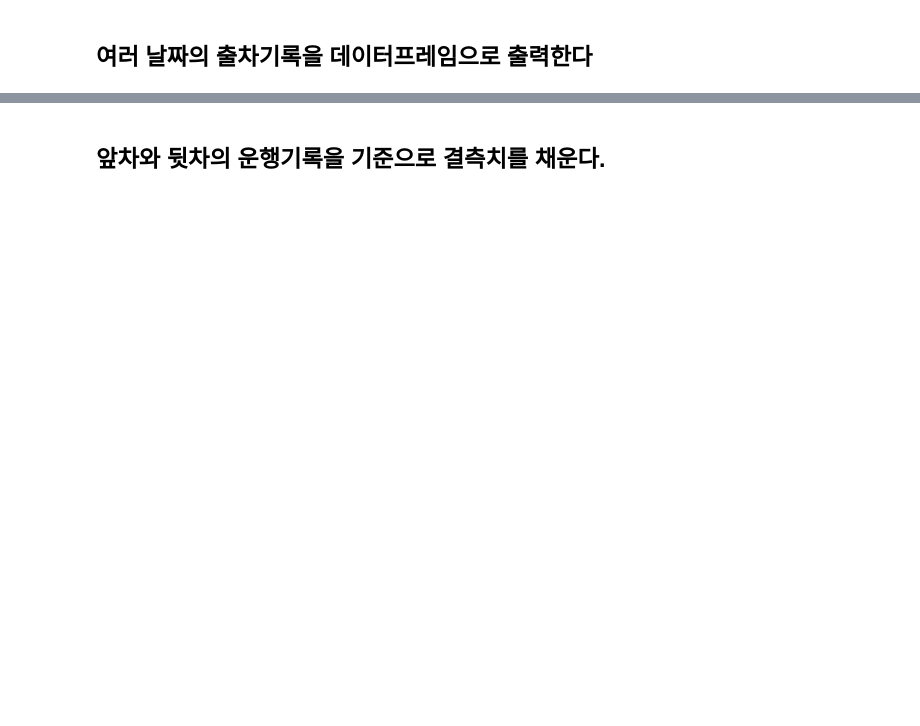
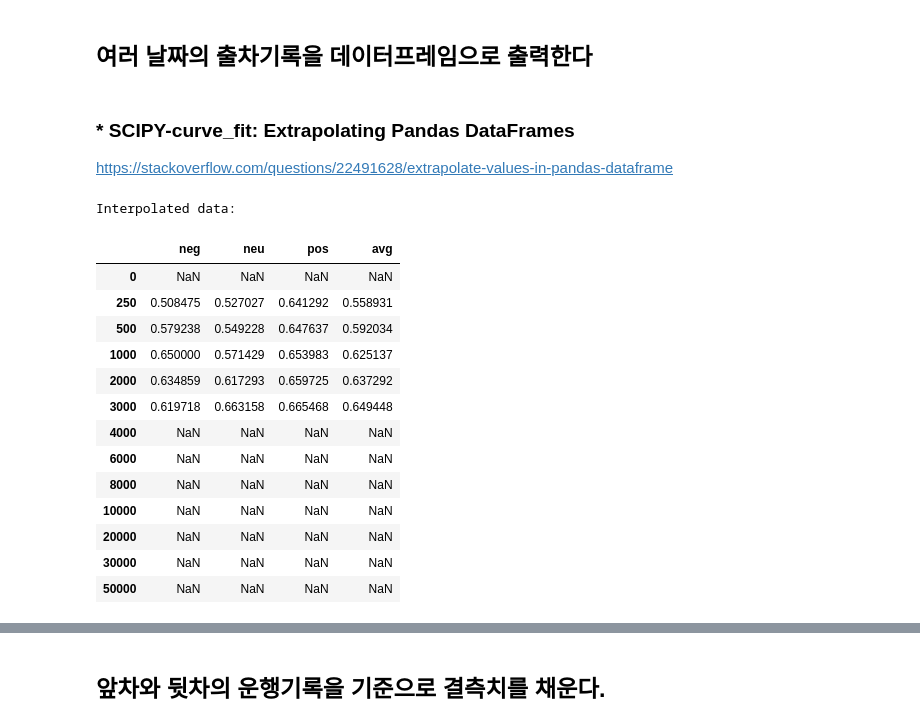
Before and after one commit to pilltong/Data-Structure-Project, a Jupyter notebook: BTTA_MakeTimeTable.ipynb, the cells around one changed output, grey strips where cells are left out. Saved outputs shown, nothing was run; the diff lists cells and outputs as text; code cells hidden in the pictures; blank space fills up the shorter version.

```diff
--- a/BTTA_MakeTimeTable.ipynb
+++ b/BTTA_MakeTimeTable.ipynb
@@ -370 +376,4 @@ for _day in dayList:
     #display(df.iloc[1:2])
+# %% [markdown]
+### * SCIPY-curve_fit: Extrapolating Pandas DataFrames
+https://stackoverflow.com/questions/22491628/extrapolate-values-in-pandas-dataframe
@@ -370,0 +387,39 @@ for _day in dayList:
+# %%
+_test_df = pd.read_table(StringIO('''
+                neg       neu       pos       avg
+    0           NaN       NaN       NaN       NaN
+    250    0.508475  0.527027  0.641292  0.558931
+    500         NaN       NaN       NaN       NaN
+    1000   0.650000  0.571429  0.653983  0.625137
+    2000        NaN       NaN       NaN       NaN
+    3000   0.619718  0.663158  0.665468  0.649448
+    4000        NaN       NaN       NaN       NaN
+    6000        NaN       NaN       NaN       NaN
+    8000        NaN       NaN       NaN       NaN
+    10000       NaN       NaN       NaN       NaN
+    20000       NaN       NaN       NaN       NaN
+    30000       NaN       NaN       NaN       NaN
+    50000       NaN       NaN       NaN       NaN'''), sep='\s+')
+# %%
+# Do the original interpolation
+_test_df.interpolate(xis=0, inplace=True, limit_area='inside')
+# %%
+# Display result
+print ('Interpolated data:')
+display (_test_df)
+# %% [output]
+Interpolated data:
+|  | neg | neu | pos | avg |
+| 0 | NaN | NaN | NaN | NaN |
+| 250 | 0.508475 | 0.527027 | 0.641292 | 0.558931 |
+| 500 | 0.579238 | 0.549228 | 0.647637 | 0.592034 |
+| 1000 | 0.650000 | 0.571429 | 0.653983 | 0.625137 |
+| 2000 | 0.634859 | 0.617293 | 0.659725 | 0.637292 |
+| 3000 | 0.619718 | 0.663158 | 0.665468 | 0.649448 |
+| 4000 | NaN | NaN | NaN | NaN |
+| 6000 | NaN | NaN | NaN | NaN |
+| 8000 | NaN | NaN | NaN | NaN |
+| 10000 | NaN | NaN | NaN | NaN |
+| 20000 | NaN | NaN | NaN | NaN |
+| 30000 | NaN | NaN | NaN | NaN |
+| 50000 | NaN | NaN | NaN | NaN |
```
Also changed, not shown: parts of 32 cells of this notebook.
